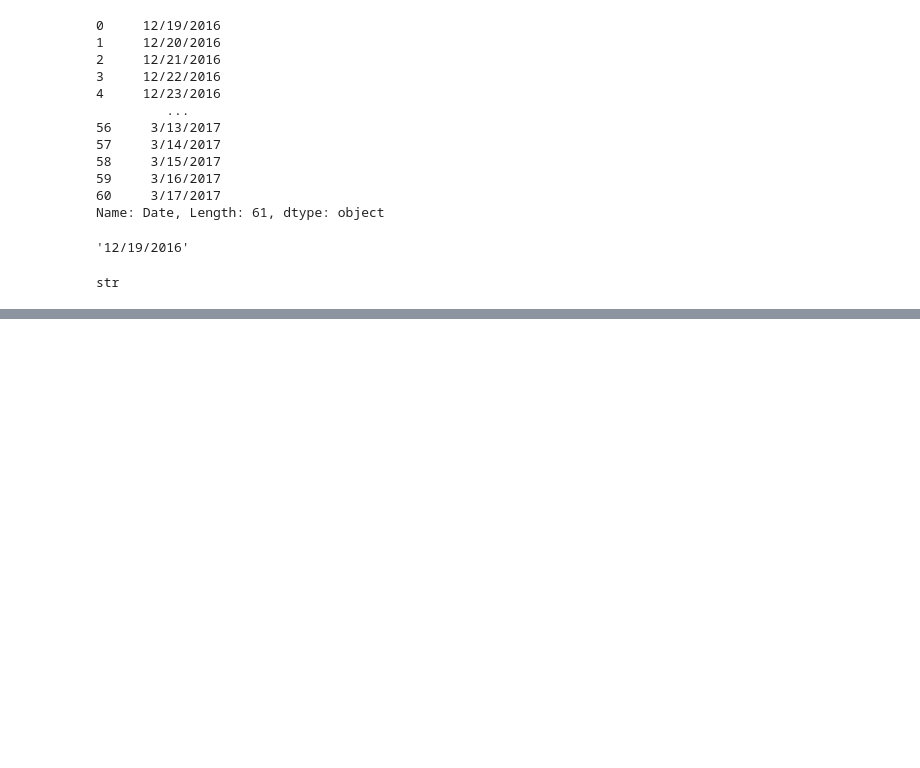
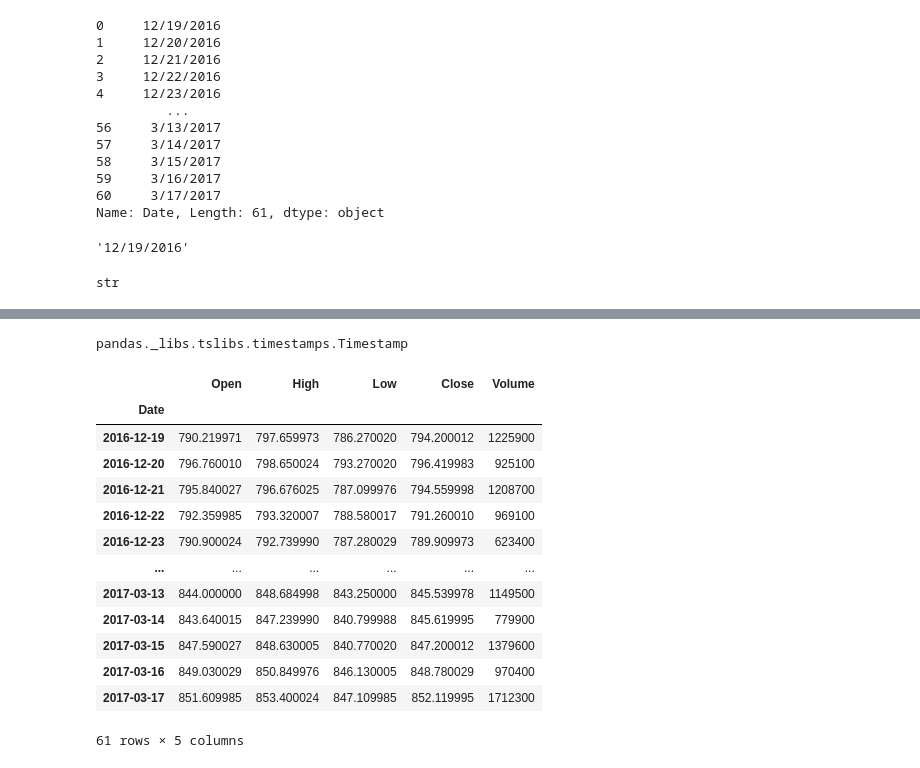
Before and after one commit to SENATOROVAI/DataScience-Maxim, a Jupyter notebook: Python/Pandas3.ipynb, the cells around one changed output, grey strips where cells are left out. Saved outputs shown, nothing was run; the diff lists cells and outputs as text; code cells hidden in the pictures; blank space fills up the shorter version.

```diff
--- a/Python/Pandas3.ipynb
+++ b/Python/Pandas3.ipynb
@@ -279,0 +332,5 @@ str
+# %%
+#  parse_dates - присвоение столбца с датами фактич даты
+type(df.Date[0])
+# %% [output]
+pandas._libs.tslibs.timestamps.Timestamp
@@ -279,0 +341,17 @@ str
+# %%
+df
+# %% [output]
+|  | Open | High | Low | Close | Volume |
+| Date |  |  |  |  |  |
+| 2016-12-19 | 790.219971 | 797.659973 | 786.270020 | 794.200012 | 1225900 |
+| 2016-12-20 | 796.760010 | 798.650024 | 793.270020 | 796.419983 | 925100 |
+| 2016-12-21 | 795.840027 | 796.676025 | 787.099976 | 794.559998 | 1208700 |
+| 2016-12-22 | 792.359985 | 793.320007 | 788.580017 | 791.260010 | 969100 |
+| 2016-12-23 | 790.900024 | 792.739990 | 787.280029 | 789.909973 | 623400 |
+| ... | ... | ... | ... | ... | ... |
+| 2017-03-13 | 844.000000 | 848.684998 | 843.250000 | 845.539978 | 1149500 |
+| 2017-03-14 | 843.640015 | 847.239990 | 840.799988 | 845.619995 | 779900 |
+| 2017-03-15 | 847.590027 | 848.630005 | 840.770020 | 847.200012 | 1379600 |
+| 2017-03-16 | 849.030029 | 850.849976 | 846.130005 | 848.780029 | 970400 |
+| 2017-03-17 | 851.609985 | 853.400024 | 847.109985 | 852.119995 | 1712300 |
+61 rows × 5 columns
```
Also changed, not shown: parts of 28 cells of this notebook, 6 other files.
